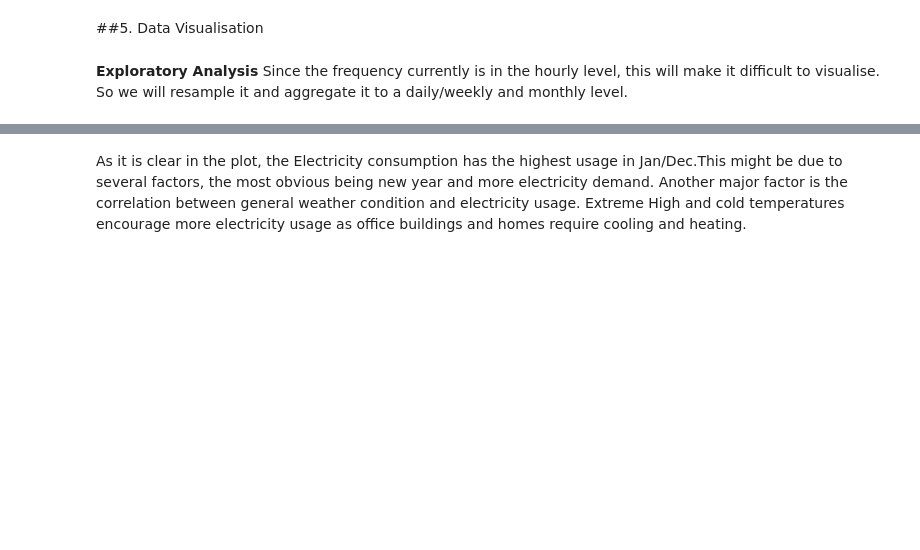
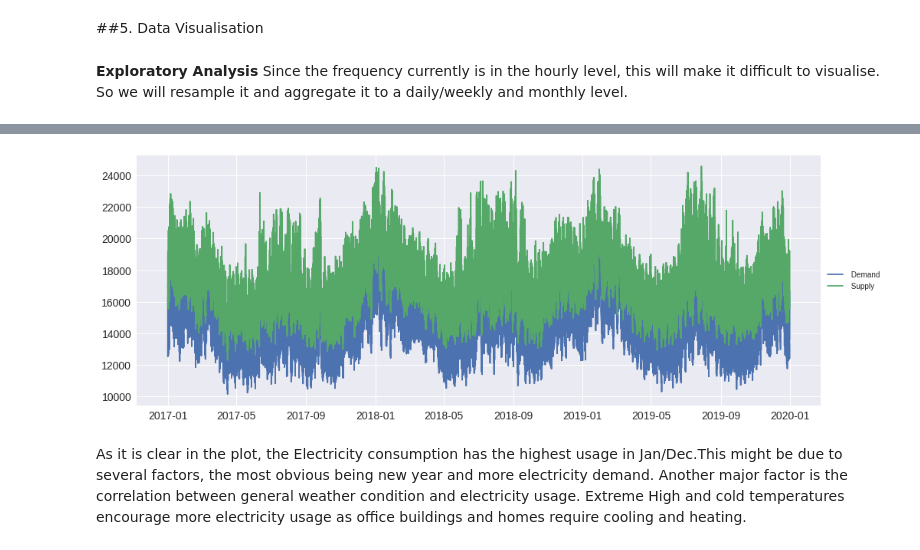
Before and after one commit to janosepah/ML_Project, a Jupyter notebook: Final_Project.ipynb, the cells around one changed output, grey strips where cells are left out. Drawn from its saved outputs; the diff is of its cells as text; code cells hidden in the pictures; blank space fills up the shorter version.

```diff
--- a/Final_Project.ipynb
+++ b/Final_Project.ipynb
@@ -255,3 +258,17 @@ NameError: ignored
+# %%
+y2=AllDemand['Ontario Demand']
+y3= AllDemand['Market Demand']
+x= MonthlyDemand
+plt.plot(y2,label=' Demand')
+plt.plot(y3,label=' Supply')
+
+# use parameter bbox_to_anchor to reposition
+# the legend box outside the plot area
+plt.gca().legend(loc='center left', bbox_to_anchor=(1, 0.5))
+
+plt.show()
+# %% [output]
+[figure, added]
 # %% [markdown]
 As it is clear in the plot, the Electricity consumption has the highest usage in Jan/Dec.This might be due to several factors, the most obvious being new year and more electricity demand. Another major factor is the correlation between general weather condition and electricity usage. Extreme High and cold temperatures encourage more electricity usage as office buildings and homes require cooling and heating.
 # %%
```
Also changed, not shown: parts of 4 cells of this notebook.
